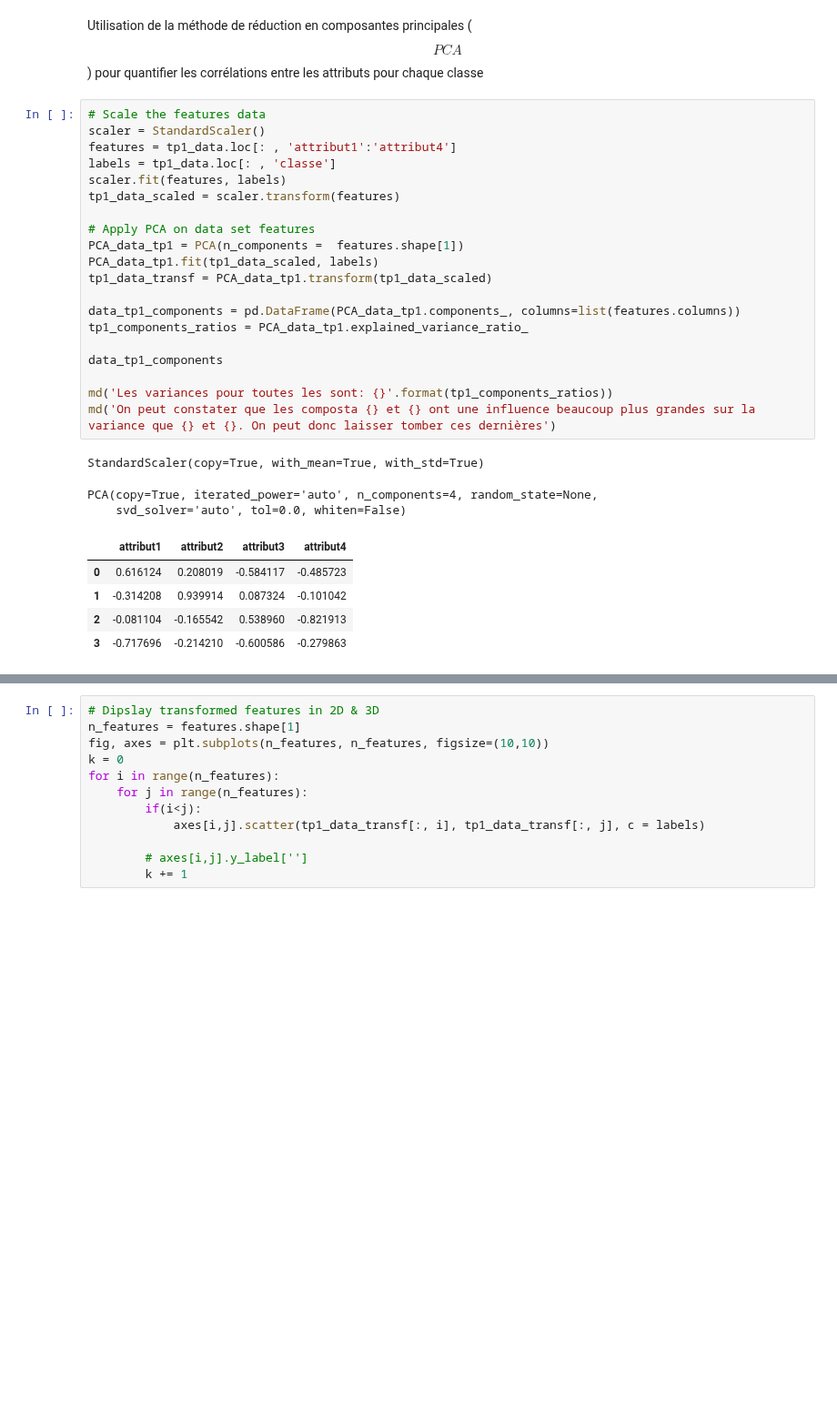
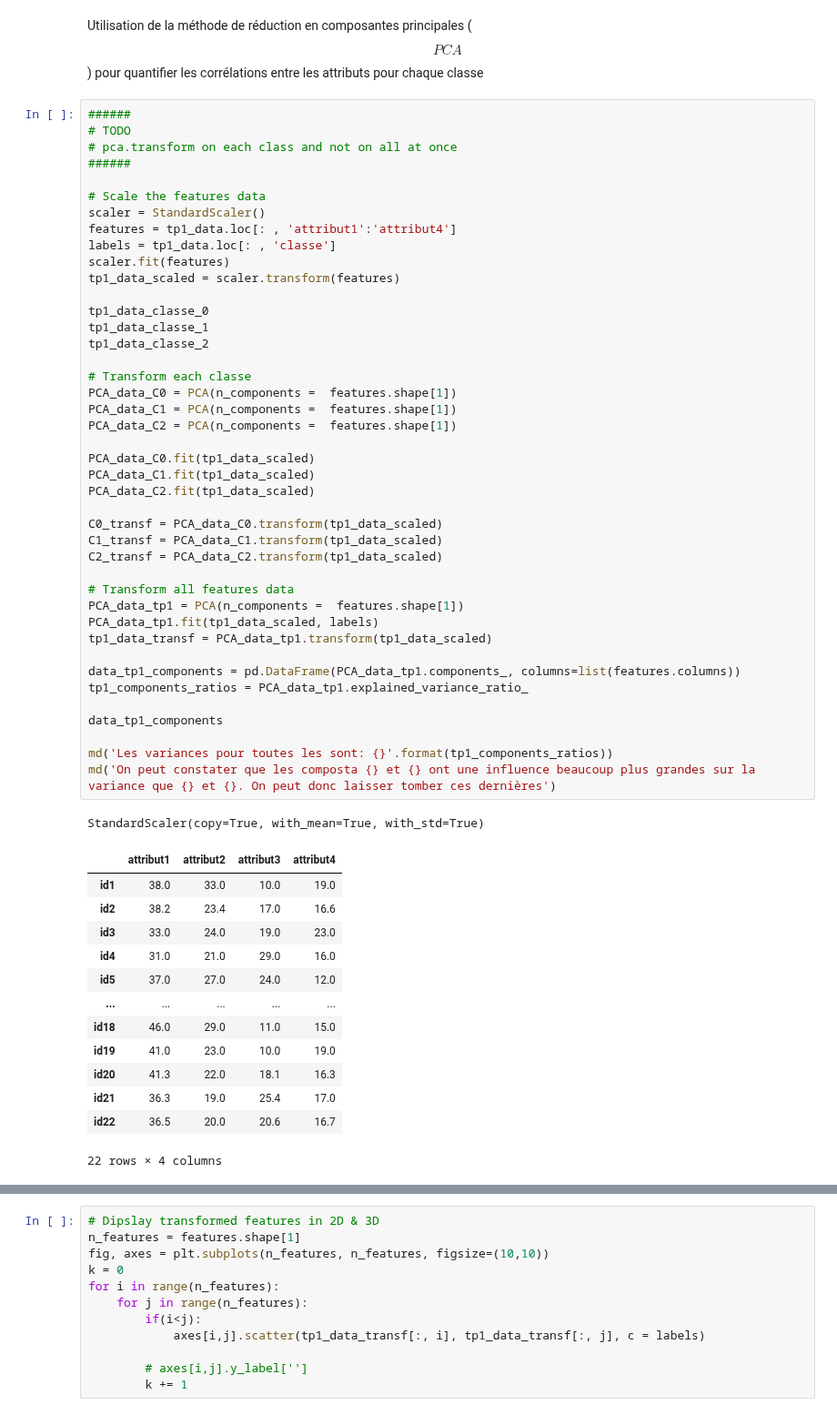
Before and after one commit to ggs22/IFT870-TP1, a Jupyter notebook: tp1.ipynb, the cells around one changed output, grey strips where cells are left out. Shown at 91% size. Saved outputs shown, nothing was run; the diff lists cells and outputs as text; blank space fills up the shorter version.

Commit message:
PCA Transform data from each class - in progress

```diff
--- a/tp1.ipynb
+++ b/tp1.ipynb
@@ -116,31 +117,59 @@ Les attributs 3 et 4 sont encore négativement corrélés, mais beausoup plus fa
 # %% [markdown]
 Utilisation de la méthode de réduction en composantes principales ($$\textit{PCA}$$) pour quantifier les corrélations entre les attributs pour chaque classe
 # %%
+######
+# TODO
+# pca.transform on each class and not on all at once
+######
+
 # Scale the features data
 scaler = StandardScaler()
 features = tp1_data.loc[: , 'attribut1':'attribut4']
 labels = tp1_data.loc[: , 'classe']
-scaler.fit(features, labels)
+scaler.fit(features)
 tp1_data_scaled = scaler.transform(features)
 
-# Apply PCA on data set features
+tp1_data_classe_0
+tp1_data_classe_1
+tp1_data_classe_2
+
+# Transform each classe
+PCA_data_C0 = PCA(n_components =  features.shape[1])
+PCA_data_C1 = PCA(n_components =  features.shape[1])
+PCA_data_C2 = PCA(n_components =  features.shape[1])
+
+PCA_data_C0.fit(tp1_data_scaled)
+PCA_data_C1.fit(tp1_data_scaled)
+PCA_data_C2.fit(tp1_data_scaled)
+
+C0_transf = PCA_data_C0.transform(tp1_data_scaled)
+C1_transf = PCA_data_C1.transform(tp1_data_scaled)
+C2_transf = PCA_data_C2.transform(tp1_data_scaled)
+
+# Transform all features data
 PCA_data_tp1 = PCA(n_components =  features.shape[1])
 PCA_data_tp1.fit(tp1_data_scaled, labels)
 tp1_data_transf = PCA_data_tp1.transform(tp1_data_scaled)
 
 data_tp1_components = pd.DataFrame(PCA_data_tp1.components_, columns=list(features.columns))
 tp1_components_ratios = PCA_data_tp1.explained_variance_ratio_
 
 data_tp1_components
 
 md('Les variances pour toutes les sont: {}'.format(tp1_components_ratios))
 md('On peut constater que les composta {} et {} ont une influence beaucoup plus grandes sur la variance que {} et {}. On peut donc laisser tomber ces dernières')
 # %% [output]
 StandardScaler(copy=True, with_mean=True, with_std=True)
+|  | attribut1 | attribut2 | attribut3 | attribut4 |
+| id1 | 38.0 | 33.0 | 10.0 | 19.0 |
+| id2 | 38.2 | 23.4 | 17.0 | 16.6 |
+| id3 | 33.0 | 24.0 | 19.0 | 23.0 |
+| id4 | 31.0 | 21.0 | 29.0 | 16.0 |
+| id5 | 37.0 | 27.0 | 24.0 | 12.0 |
+| ... | ... | ... | ... | ... |
+| id18 | 46.0 | 29.0 | 11.0 | 15.0 |
+| id19 | 41.0 | 23.0 | 10.0 | 19.0 |
+| id20 | 41.3 | 22.0 | 18.1 | 16.3 |
+| id21 | 36.3 | 19.0 | 25.4 | 17.0 |
+| id22 | 36.5 | 20.0 | 20.6 | 16.7 |
-PCA(copy=True, iterated_power='auto', n_components=4, random_state=None,
-    svd_solver='auto', tol=0.0, whiten=False)
+22 rows × 4 columns
-|  | attribut1 | attribut2 | attribut3 | attribut4 |
-| 0 | 0.616124 | 0.208019 | -0.584117 | -0.485723 |
-| 1 | -0.314208 | 0.939914 | 0.087324 | -0.101042 |
-| 2 | -0.081104 | -0.165542 | 0.538960 | -0.821913 |
-| 3 | -0.717696 | -0.214210 | -0.600586 | -0.279863 |
```
Also changed, not shown: parts of 4 cells of this notebook.
